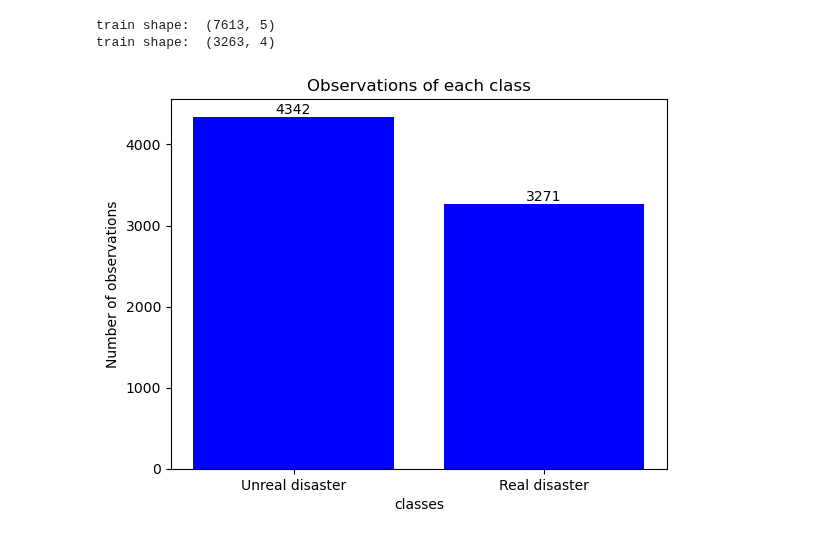
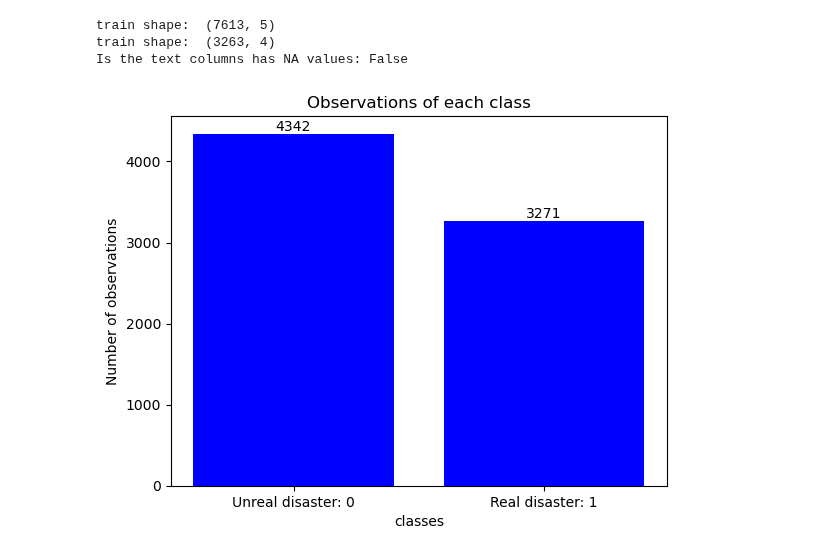
Before and after one commit to KanjiroReal/NLP_with_Disaster_Tweets, a Jupyter notebook: data_analysis.ipynb, the cells around one changed output. Saved outputs shown, nothing was run; the diff lists cells and outputs as text; code cells hidden in the pictures.

Commit message:
update figure and some info

```diff
--- a/data_analysis.ipynb
+++ b/data_analysis.ipynb
@@ -9,20 +10,22 @@ train_data = pd.read_csv(os.path.join(dataset_directory,"train.csv"))
 test_data = pd.read_csv(os.path.join(dataset_directory,"test.csv"))
 print("train shape: ",train_data.shape)
 print("train shape: ",test_data.shape)
+print("Is the text columns has NA values:",train_data['text'].isna().any())
 # %% [output]
 train shape:  (7613, 5)
 train shape:  (3263, 4)
+Is the text columns has NA values: False
 # %%
 obs = train_data['target'].value_counts().to_dict()
-bars = plt.bar(['Unreal disaster','Real disaster'],obs.values(),color='blue')
+bars = plt.bar(['Unreal disaster: 0','Real disaster: 1'],obs.values(),color='blue')
 
 for bar in bars:
     yval = bar.get_height()
     plt.text(bar.get_x() + bar.get_width()/2, yval, round(yval, 2), ha='center', va='bottom')
 
 plt.title("Observations of each class")
 plt.xlabel("classes")
 plt.ylabel("Number of observations")
 plt.show()
 # %% [output]
-[figure, old version]
+[figure, new version]
```
Also changed, not shown: parts of 3 cells of this notebook.
